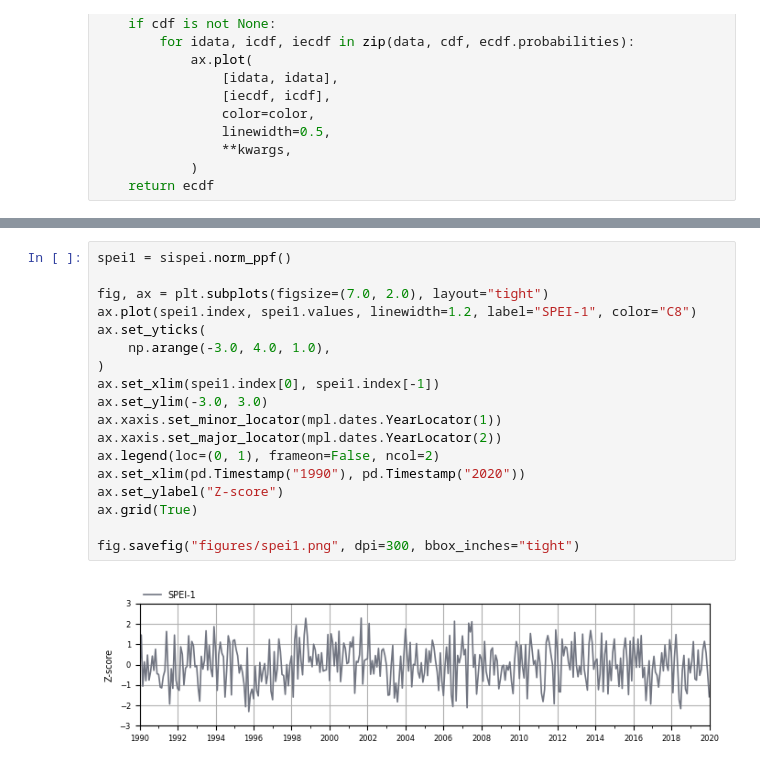
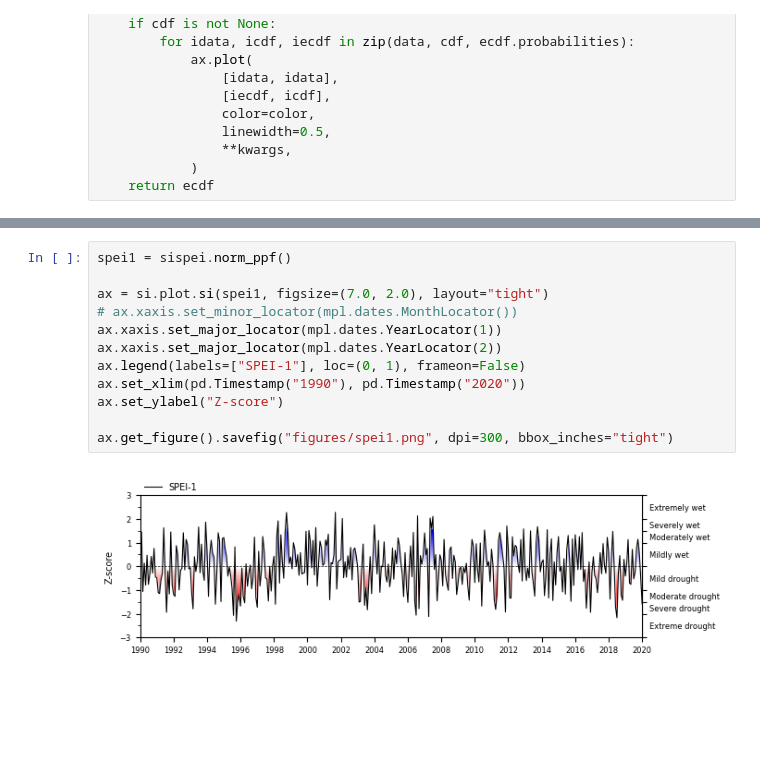
Before and after one commit to martinvonk/SPEI, a Jupyter notebook: paper/paper.ipynb, the cells around one changed output, grey strips where cells are left out. Drawn from its saved outputs; the diff is of its cells as text; blank space fills up the shorter version.

```diff
--- a/paper/paper.ipynb
+++ b/paper/paper.ipynb
@@ -260,20 +262,14 @@ Data index: 1994, Data value: 31.30 CDF: 68.9%, PPF: 0.4925
 # %%
 spei1 = sispei.norm_ppf()
 
-fig, ax = plt.subplots(figsize=(7.0, 2.0), layout="tight")
-ax.plot(spei1.index, spei1.values, linewidth=1.2, label="SPEI-1", color="C8")
-ax.set_yticks(
-    np.arange(-3.0, 4.0, 1.0),
-)
-ax.set_xlim(spei1.index[0], spei1.index[-1])
-ax.set_ylim(-3.0, 3.0)
-ax.xaxis.set_minor_locator(mpl.dates.YearLocator(1))
+ax = si.plot.si(spei1, figsize=(7.0, 2.0), layout="tight")
+# ax.xaxis.set_minor_locator(mpl.dates.MonthLocator())
+ax.xaxis.set_major_locator(mpl.dates.YearLocator(1))
 ax.xaxis.set_major_locator(mpl.dates.YearLocator(2))
-ax.legend(loc=(0, 1), frameon=False, ncol=2)
+ax.legend(labels=["SPEI-1"], loc=(0, 1), frameon=False)
 ax.set_xlim(pd.Timestamp("1990"), pd.Timestamp("2020"))
 ax.set_ylabel("Z-score")
-ax.grid(True)
 
-fig.savefig("figures/spei1.png", dpi=300, bbox_inches="tight")
+ax.get_figure().savefig("figures/spei1.png", dpi=300, bbox_inches="tight")
 # %% [output]
-[figure, old version]
+[figure, new version]
```
Also changed, not shown: parts of 8 cells of this notebook, 8 other files.
